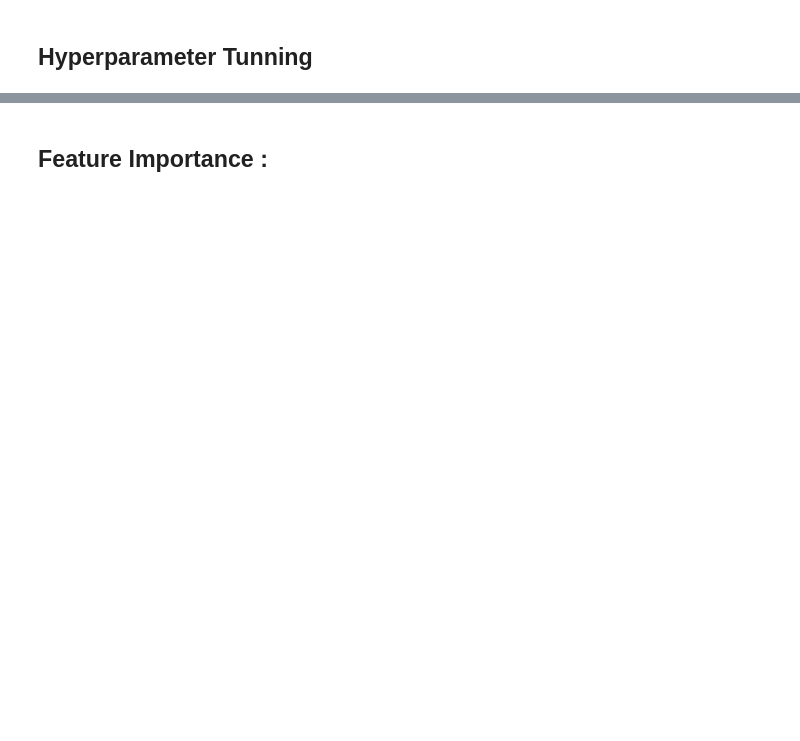
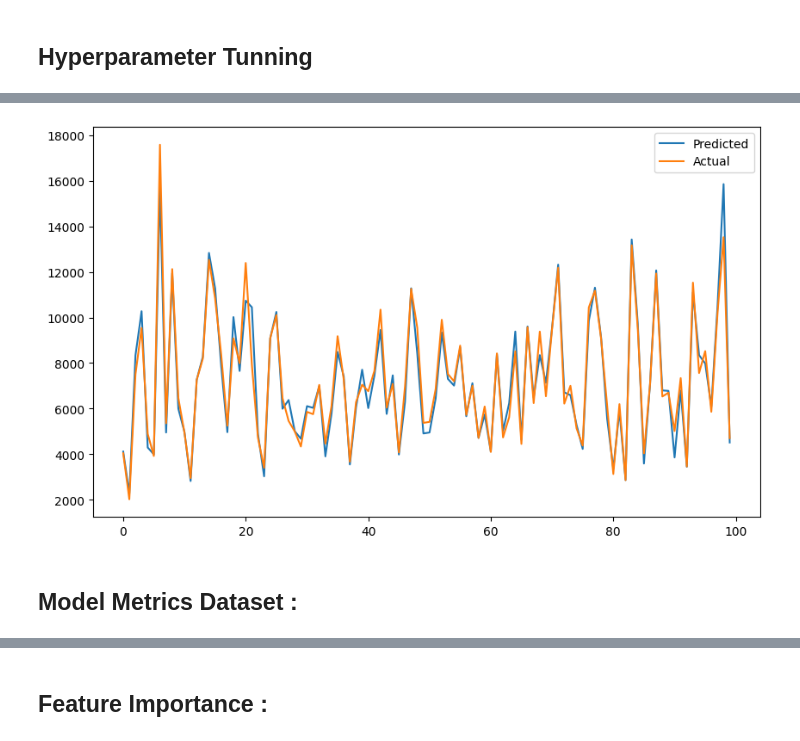
Before and after one commit to ansonsibi1/Anson-Sibi-M4W3_Rossmann_Sales_Prediction_Capstone_Project, a Jupyter notebook: Team_KASAR_Anson_Sibi_M4W3_Rossmann_Sales_Prediction_Capstone_Project.ipynb, the cells around one changed output, grey strips where cells are left out. Saved outputs shown, nothing was run; the diff lists cells and outputs as text; code cells hidden in the pictures; blank space fills up the shorter version.

```diff
--- a/Team_KASAR_Anson_Sibi_M4W3_Rossmann_Sales_Prediction_Capstone_Project.ipynb
+++ b/Team_KASAR_Anson_Sibi_M4W3_Rossmann_Sales_Prediction_Capstone_Project.ipynb
@@ -637,7 +685,7 @@ plt.show()
 random_grid = {'max_depth': [10, 25, 50], 'min_samples_leaf': [1, 2, 4], 'min_samples_split': [20, 40, 60], 'n_estimators': [100, 150, 200]}
 # %%
+# Creating an instance of the RandomForestRegressor class, Cross-validation using RandomizedSearchCV and transforming the train and test dataset.
+
 rf_model = RandomForestRegressor()
-
 rf_reg = RandomizedSearchCV(estimator=rf_model, param_distributions = random_grid, cv = 3, verbose=2)
-
-rf_reg.fit(p_train,q_train)
+rf_reg.fit(x_train,y_train)
@@ -657,6 +748,12 @@ model_metrics( 'Random Forest Regression Test',y_pred, y_test)
 # %%
-plt.figure(figsize=(20,6))
+# Plotting the Predicted Sales values and the Actual Sales values
+
+plt.figure(figsize=(10,6))
 plt.plot(np.array(y_test)[:100])
 plt.plot(y_pred_rf_hpt[:100])
 plt.legend(["Predicted","Actual"])
 plt.show()
+# %% [output]
+[figure, added]
+# %% [markdown]
+## Model Metrics Dataset :
```
Also changed, not shown: parts of 82 cells of this notebook.
